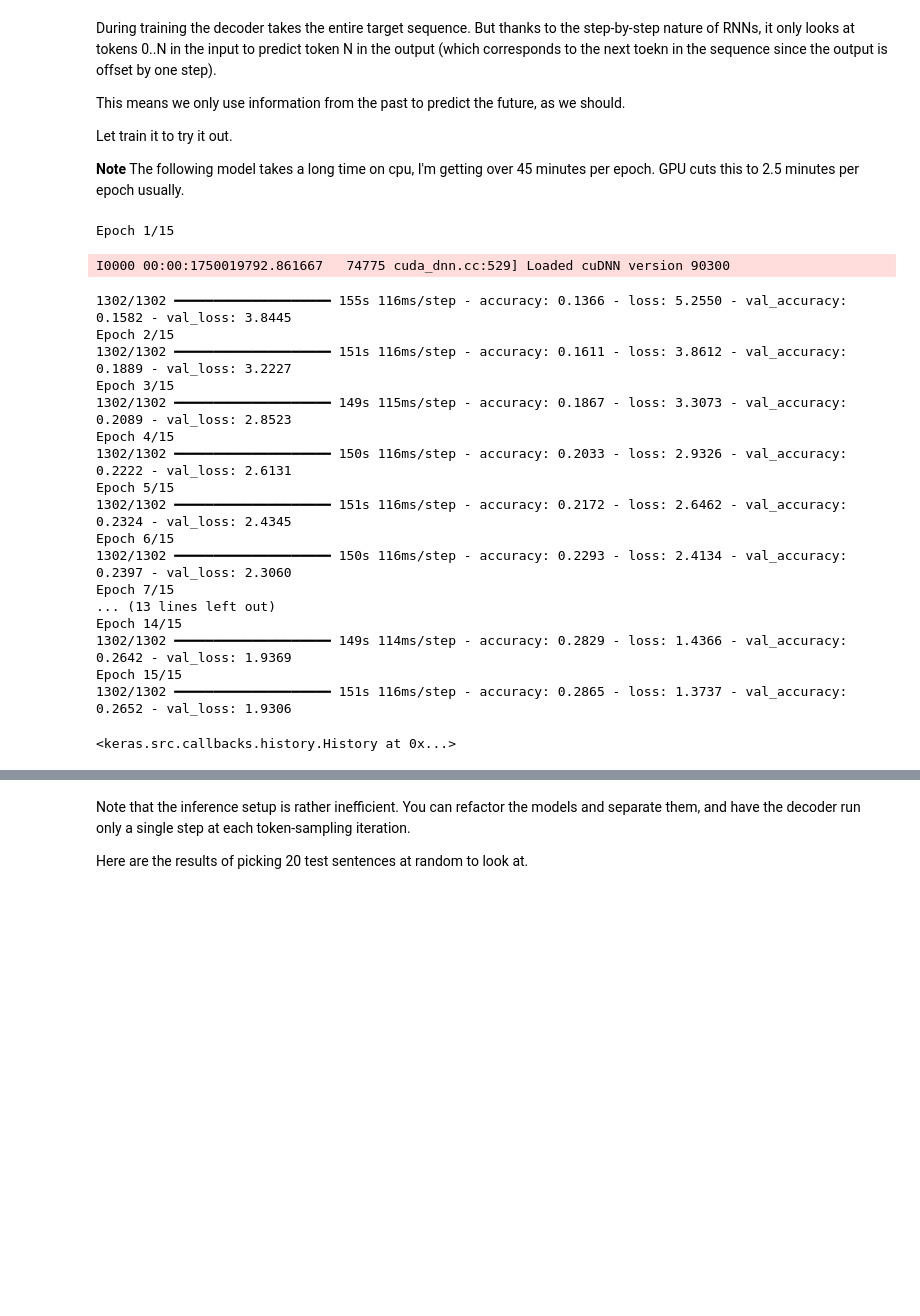
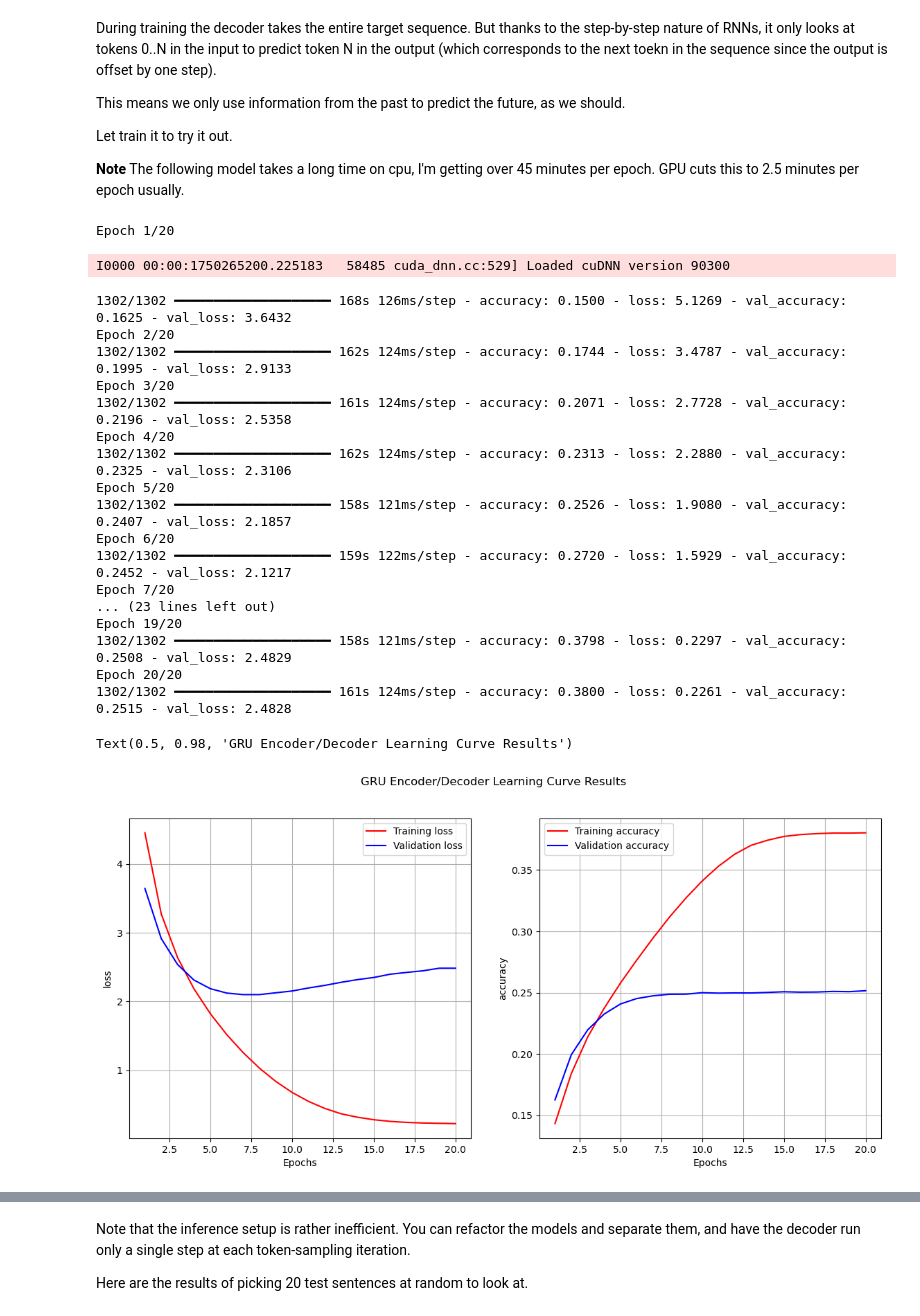
Before and after one commit to csci560-nndl/nndl, a Jupyter notebook: notebooks/ch-11-5-beyond-text-classification.ipynb, the cells around one changed output, grey strips where cells are left out. Saved outputs shown, nothing was run; the diff lists cells and outputs as text; code cells hidden in the pictures; blank space fills up the shorter version.

Commit message:
12.1 Generative deep learning for text
Staring on chapter 12 materials.  Finished examples and slides
for generative text discussion.

```diff
--- a/notebooks/ch-11-5-beyond-text-classification.ipynb
+++ b/notebooks/ch-11-5-beyond-text-classification.ipynb
@@ -591,28 +594,37 @@ seq2seq_rnn.compile(
     loss="sparse_categorical_crossentropy",
     metrics=["accuracy"])
 
-seq2seq_rnn.fit(train_ds, epochs=15, validation_data=val_ds)
+history = seq2seq_rnn.fit(train_ds, epochs=20, validation_data=val_ds)
 # %% [output]
-Epoch 1/15
+Epoch 1/20
-I0000 00:00:1750019792.861667   74775 cuda_dnn.cc:529] Loaded cuDNN version 90300
+I0000 00:00:1750265200.225183   58485 cuda_dnn.cc:529] Loaded cuDNN version 90300
-1302/1302 ━━━━━━━━━━━━━━━━━━━━ 155s 116ms/step - accuracy: 0.1366 - loss: 5.2550 - val_accuracy: 0.1582 - val_loss: 3.8445
-Epoch 2/15
-1302/1302 ━━━━━━━━━━━━━━━━━━━━ 151s 116ms/step - accuracy: 0.1611 - loss: 3.8612 - val_accuracy: 0.1889 - val_loss: 3.2227
-Epoch 3/15
-1302/1302 ━━━━━━━━━━━━━━━━━━━━ 149s 115ms/step - accuracy: 0.1867 - loss: 3.3073 - val_accuracy: 0.2089 - val_loss: 2.8523
-Epoch 4/15
-1302/1302 ━━━━━━━━━━━━━━━━━━━━ 150s 116ms/step - accuracy: 0.2033 - loss: 2.9326 - val_accuracy: 0.2222 - val_loss: 2.6131
-Epoch 5/15
-1302/1302 ━━━━━━━━━━━━━━━━━━━━ 151s 116ms/step - accuracy: 0.2172 - loss: 2.6462 - val_accuracy: 0.2324 - val_loss: 2.4345
-Epoch 6/15
-1302/1302 ━━━━━━━━━━━━━━━━━━━━ 150s 116ms/step - accuracy: 0.2293 - loss: 2.4134 - val_accuracy: 0.2397 - val_loss: 2.3060
-Epoch 7/15
-... (13 lines left out)
-Epoch 14/15
-1302/1302 ━━━━━━━━━━━━━━━━━━━━ 149s 114ms/step - accuracy: 0.2829 - loss: 1.4366 - val_accuracy: 0.2642 - val_loss: 1.9369
-Epoch 15/15
-1302/1302 ━━━━━━━━━━━━━━━━━━━━ 151s 116ms/step - accuracy: 0.2865 - loss: 1.3737 - val_accuracy: 0.2652 - val_loss: 1.9306
+1302/1302 ━━━━━━━━━━━━━━━━━━━━ 168s 126ms/step - accuracy: 0.1500 - loss: 5.1269 - val_accuracy: 0.1625 - val_loss: 3.6432
+Epoch 2/20
+1302/1302 ━━━━━━━━━━━━━━━━━━━━ 162s 124ms/step - accuracy: 0.1744 - loss: 3.4787 - val_accuracy: 0.1995 - val_loss: 2.9133
+Epoch 3/20
+1302/1302 ━━━━━━━━━━━━━━━━━━━━ 161s 124ms/step - accuracy: 0.2071 - loss: 2.7728 - val_accuracy: 0.2196 - val_loss: 2.5358
+Epoch 4/20
+1302/1302 ━━━━━━━━━━━━━━━━━━━━ 162s 124ms/step - accuracy: 0.2313 - loss: 2.2880 - val_accuracy: 0.2325 - val_loss: 2.3106
+Epoch 5/20
+1302/1302 ━━━━━━━━━━━━━━━━━━━━ 158s 121ms/step - accuracy: 0.2526 - loss: 1.9080 - val_accuracy: 0.2407 - val_loss: 2.1857
+Epoch 6/20
+1302/1302 ━━━━━━━━━━━━━━━━━━━━ 159s 122ms/step - accuracy: 0.2720 - loss: 1.5929 - val_accuracy: 0.2452 - val_loss: 2.1217
+Epoch 7/20
+... (23 lines left out)
+Epoch 19/20
+1302/1302 ━━━━━━━━━━━━━━━━━━━━ 158s 121ms/step - accuracy: 0.3798 - loss: 0.2297 - val_accuracy: 0.2508 - val_loss: 2.4829
+Epoch 20/20
+1302/1302 ━━━━━━━━━━━━━━━━━━━━ 161s 124ms/step - accuracy: 0.3800 - loss: 0.2261 - val_accuracy: 0.2515 - val_loss: 2.4828
-<keras.src.callbacks.history.History at 0x...>
+# %%
+plt.figure(figsize=(14,6))
+ax_loss = plt.subplot(1, 2, 1)
+plot_history(ax_loss, history.history, 'loss')
+ax_acc = plt.subplot(1, 2, 2)
+plot_history(ax_acc, history.history, 'accuracy')
+plt.suptitle('GRU Encoder/Decoder Learning Curve Results')
+# %% [output]
+Text(0.5, 0.98, 'GRU Encoder/Decoder Learning Curve Results')
+[figure, added]
 # %% [markdown]
 **TODO**: Didn't get that type of accuracy on the metric, so there may be an issue here.
 
```
Also changed, not shown: parts of 16 cells of this notebook, 6 other files.
